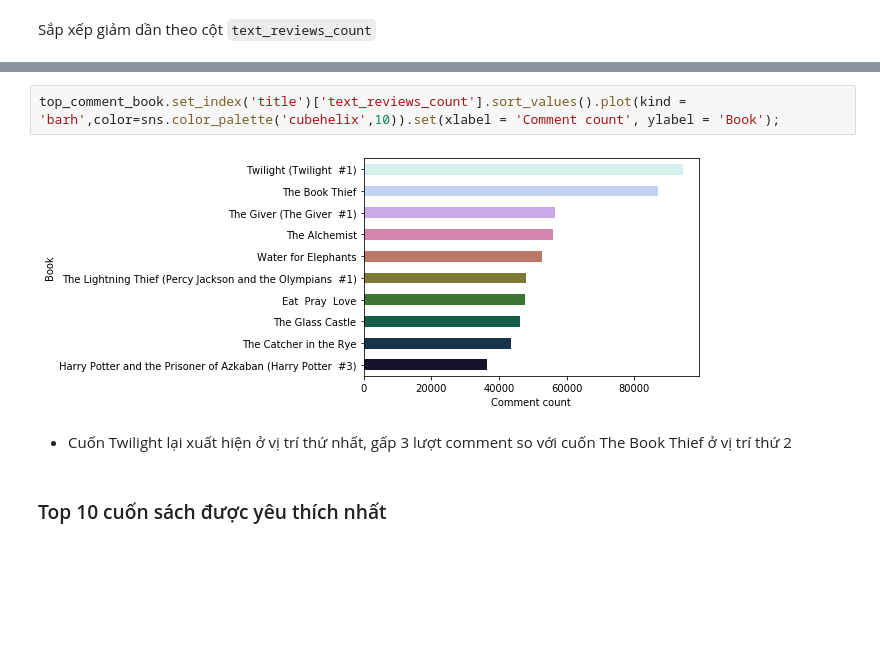
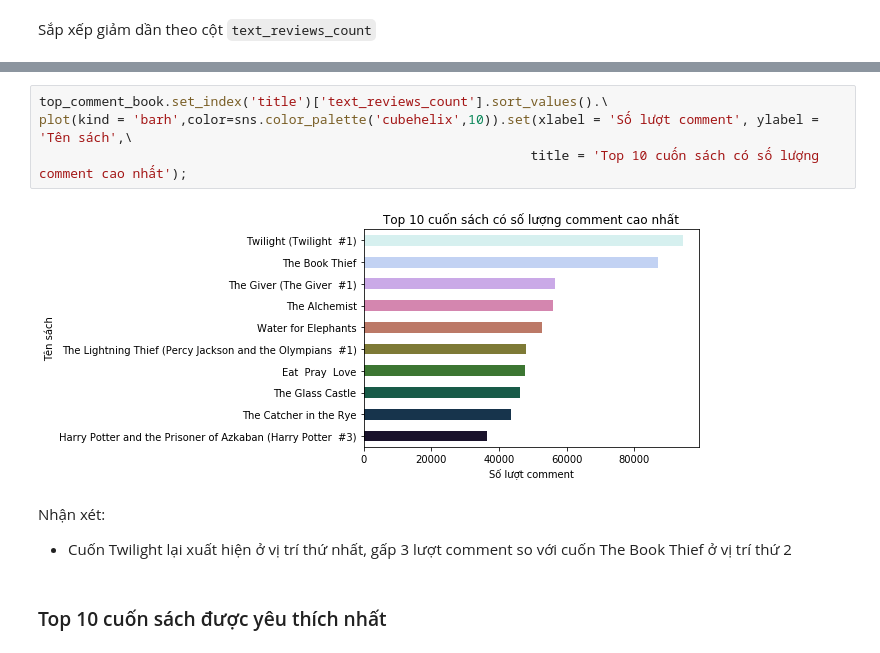
Before and after one commit to phucmanh1999/Final_Project_PFDS, a Jupyter notebook: 1712590-NguyenPhucManh.ipynb, the cells around one changed output, grey strips where cells are left out. Saved outputs shown, nothing was run; the diff lists cells and outputs as text; blank space fills up the shorter version.

```diff
--- a/1712590-NguyenPhucManh.ipynb
+++ b/1712590-NguyenPhucManh.ipynb
@@ -363,10 +396,13 @@ top_comment_book
 | 1462 | 5107 | The Catcher in the Rye | J.D. Salinger | 3.8000 | eng | 277 | 2457092 | ... |
 | 3 | 5 | Harry Potter and the Prisoner of ... | J.K. Rowling/Mary GrandPré | 4.5600 | eng | 435 | 2339585 | ... |
 # %%
-top_comment_book.set_index('title')['text_reviews_count'].sort_values().plot(kind = 'barh',color=sns.color_palette('cubehelix',10)).set(xlabel = 'Comment count', ylabel = 'Book');
+top_comment_book.set_index('title')['text_reviews_count'].sort_values().\
+plot(kind = 'barh',color=sns.color_palette('cubehelix',10)).set(xlabel = 'Số lượt comment', ylabel = 'Tên sách',\
+                                                               title = 'Top 10 cuốn sách có số lượng comment cao nhất');
 # %% [output]
-[figure, old version]
+[figure, new version]
 # %% [markdown]
+Nhận xét:
 - Cuốn Twilight lại xuất hiện ở vị trí thứ nhất, gấp 3 lượt comment so với cuốn The Book Thief ở vị trí thứ 2
 # %% [markdown]
 ### Top 10 cuốn sách được yêu thích nhất
```
Also changed, not shown: parts of 35 cells of this notebook.
